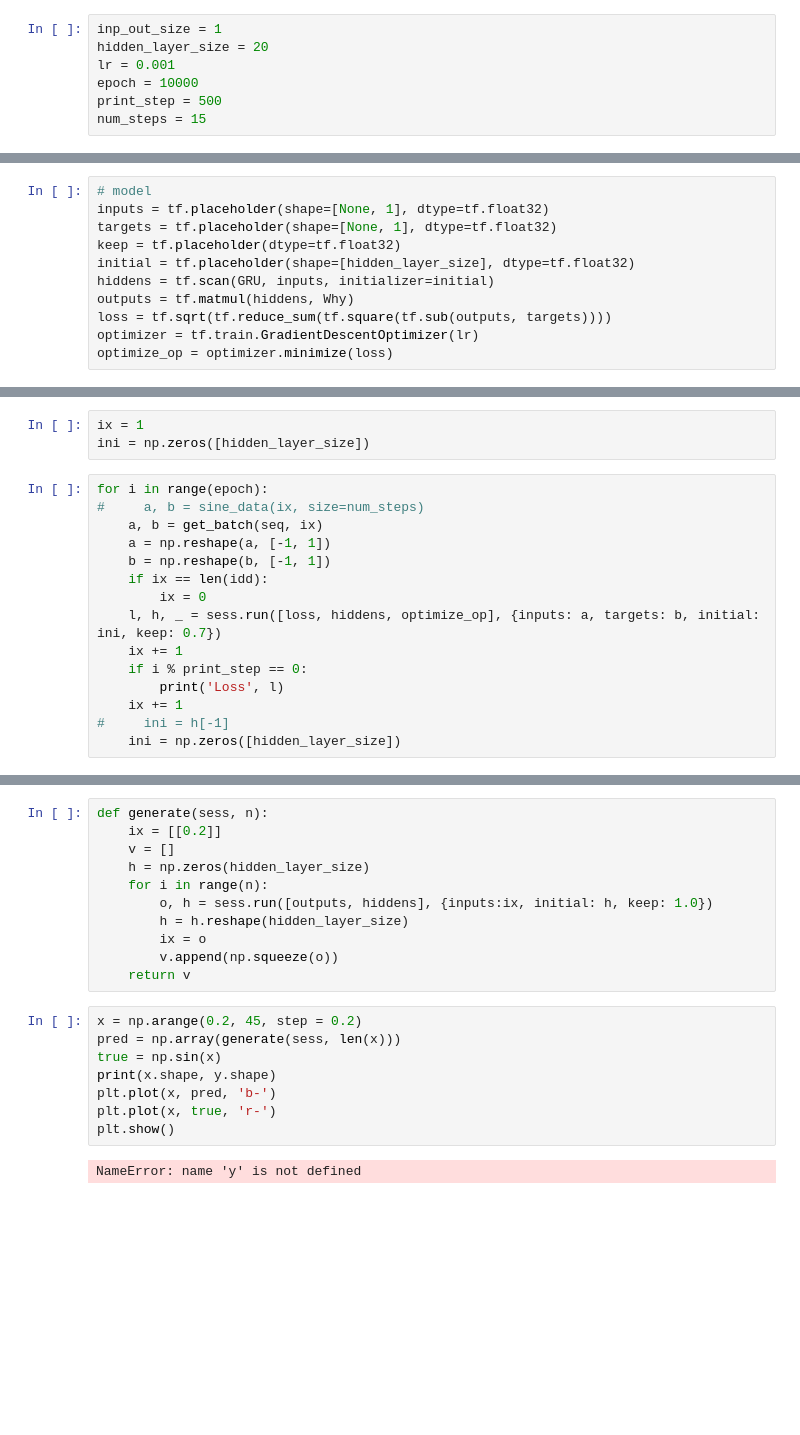
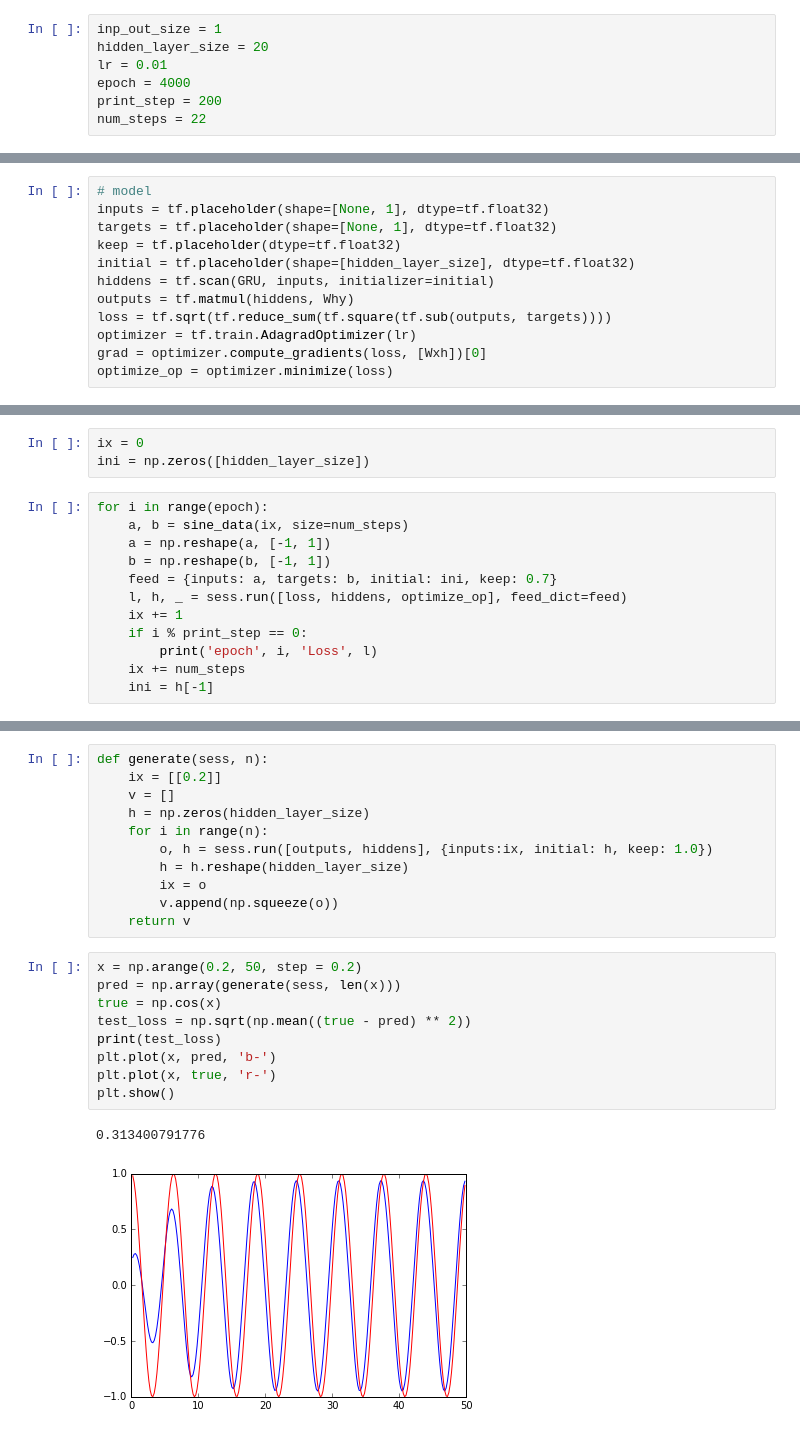
Before and after one commit to rajarsheem/playing-with-RNNs, a Jupyter notebook: int_seq.ipynb, the cells around one changed output, grey strips where cells are left out. Cells and saved outputs as stored; diff of their text form; blank space fills up the shorter version.

```diff
--- a/int_seq.ipynb
+++ b/int_seq.ipynb
@@ -26,10 +24,10 @@ def sine_data(ix,size=50):
 # %%
 inp_out_size = 1
 hidden_layer_size = 20
-lr = 0.001
-epoch = 10000
-print_step = 500
-num_steps = 15
+lr = 0.01
+epoch = 4000
+print_step = 200
+num_steps = 22
 # %%
 # zoneout as in https://arxiv.org/pdf/1606.01305v1.pdf
 def zoneout(h, h_prev):
@@ -68,7 +66,8 @@ initial = tf.placeholder(shape=[hidden_layer_size], dtype=tf.float32)
 hiddens = tf.scan(GRU, inputs, initializer=initial)
 outputs = tf.matmul(hiddens, Why)
 loss = tf.sqrt(tf.reduce_sum(tf.square(tf.sub(outputs, targets))))
-optimizer = tf.train.GradientDescentOptimizer(lr)
+optimizer = tf.train.AdagradOptimizer(lr)
+grad = optimizer.compute_gradients(loss, [Wxh])[0]
 optimize_op = optimizer.minimize(loss)
 # %%
 sess = tf.Session()
@@ -76,19 +81,16 @@ sess.run(tf.initialize_all_variables())
 # %%
-ix = 1
+ix = 0
 ini = np.zeros([hidden_layer_size])
 # %%
 for i in range(epoch):
-#     a, b = sine_data(ix, size=num_steps)
-    a, b = get_batch(seq, ix)
+    a, b = sine_data(ix, size=num_steps)
     a = np.reshape(a, [-1, 1])
     b = np.reshape(b, [-1, 1])
-    if ix == len(idd):
-        ix = 0
-    l, h, _ = sess.run([loss, hiddens, optimize_op], {inputs: a, targets: b, initial: ini, keep: 0.7})
+    feed = {inputs: a, targets: b, initial: ini, keep: 0.7}
+    l, h, _ = sess.run([loss, hiddens, optimize_op], feed_dict=feed)
     ix += 1
     if i % print_step == 0:
-        print('Loss', l)
-    ix += 1
-#     ini = h[-1]
-    ini = np.zeros([hidden_layer_size])
+        print('epoch', i, 'Loss', l)
+    ix += num_steps
+    ini = h[-1]
 # %% [output]
@@ -106,12 +126,14 @@ def generate(sess, n):
         v.append(np.squeeze(o))
     return v
 # %%
-x = np.arange(0.2, 45, step = 0.2)
+x = np.arange(0.2, 50, step = 0.2)
 pred = np.array(generate(sess, len(x)))
-true = np.sin(x)
-print(x.shape, y.shape)
+true = np.cos(x)
+test_loss = np.sqrt(np.mean((true - pred) ** 2))
+print(test_loss)
 plt.plot(x, pred, 'b-')
 plt.plot(x, true, 'r-')
 plt.show()
 # %% [output]
-NameError: name 'y' is not defined
+0.313400791776
+[figure, added]
```
Also changed, not shown: parts of 5 cells of this notebook.
